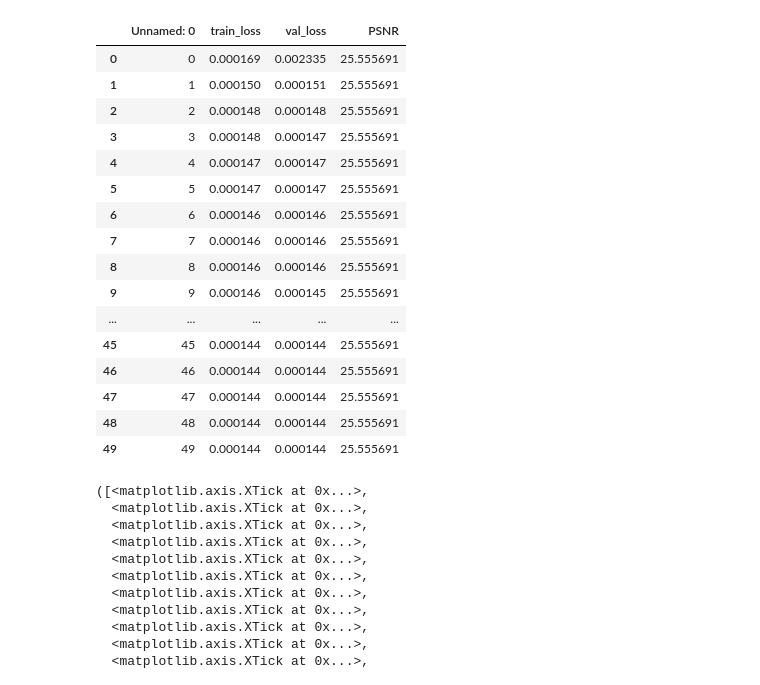
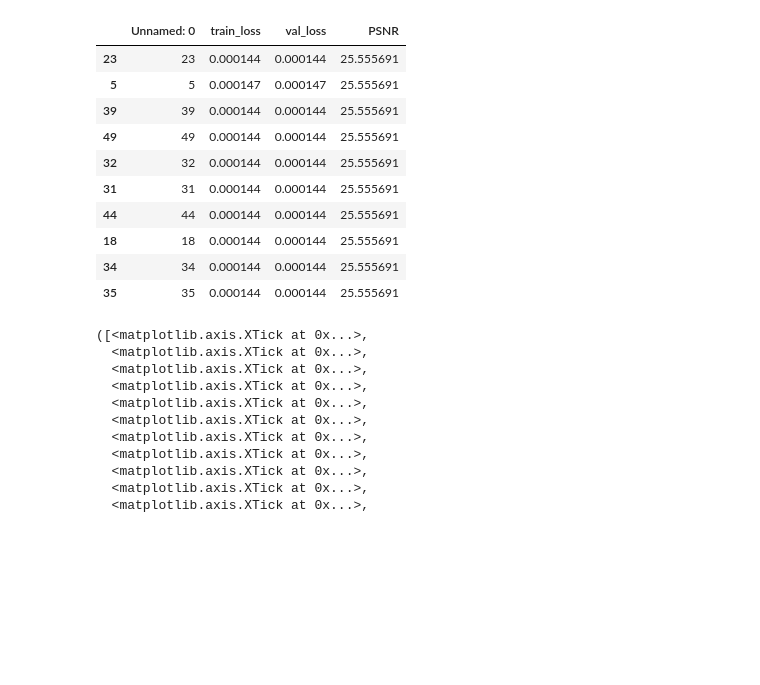
Before and after one commit to ldrame21/DL-project, a Jupyter notebook: Proj_287630_282604_288453/Miniproject_1/others/plot.ipynb, the cells around one changed output. Cells and saved outputs as stored; diff of their text form; code cells hidden in the pictures; blank space fills up the shorter version.

```diff
--- a/Proj_287630_282604_288453/Miniproject_1/others/plot.ipynb
+++ b/Proj_287630_282604_288453/Miniproject_1/others/plot.ipynb
@@ -7,25 +7,19 @@ adam =pd.read_csv('/Users/louis/Desktop/EPFL/MA2/Deep Learning/DL-project/data/d
 SGD =pd.read_csv('/Users/louis/Desktop/EPFL/MA2/Deep Learning/DL-project/data/SGD_E20_lr1e-2.csv')
 RMS =pd.read_csv('/Users/louis/Desktop/EPFL/MA2/Deep Learning/DL-project/data/RMS_E20_lr1e-2.csv')
 # %%
-adam
+adam.sample(10)
 # %% [output]
 |  | Unnamed: 0 | train_loss | val_loss | PSNR |
-| 0 | 0 | 0.000169 | 0.002335 | 25.555691 |
-| 1 | 1 | 0.000150 | 0.000151 | 25.555691 |
-| 2 | 2 | 0.000148 | 0.000148 | 25.555691 |
-| 3 | 3 | 0.000148 | 0.000147 | 25.555691 |
-| 4 | 4 | 0.000147 | 0.000147 | 25.555691 |
+| 23 | 23 | 0.000144 | 0.000144 | 25.555691 |
 | 5 | 5 | 0.000147 | 0.000147 | 25.555691 |
-| 6 | 6 | 0.000146 | 0.000146 | 25.555691 |
-| 7 | 7 | 0.000146 | 0.000146 | 25.555691 |
-| 8 | 8 | 0.000146 | 0.000146 | 25.555691 |
-| 9 | 9 | 0.000146 | 0.000145 | 25.555691 |
-| ... | ... | ... | ... | ... |
-| 45 | 45 | 0.000144 | 0.000144 | 25.555691 |
-| 46 | 46 | 0.000144 | 0.000144 | 25.555691 |
-| 47 | 47 | 0.000144 | 0.000144 | 25.555691 |
-| 48 | 48 | 0.000144 | 0.000144 | 25.555691 |
+| 39 | 39 | 0.000144 | 0.000144 | 25.555691 |
 | 49 | 49 | 0.000144 | 0.000144 | 25.555691 |
+| 32 | 32 | 0.000144 | 0.000144 | 25.555691 |
+| 31 | 31 | 0.000144 | 0.000144 | 25.555691 |
+| 44 | 44 | 0.000144 | 0.000144 | 25.555691 |
+| 18 | 18 | 0.000144 | 0.000144 | 25.555691 |
+| 34 | 34 | 0.000144 | 0.000144 | 25.555691 |
+| 35 | 35 | 0.000144 | 0.000144 | 25.555691 |
 # %%
 epoch = range(1,50)
 plt.figure(figsize=(8,6))
```
Also changed, not shown: 3 other files.
